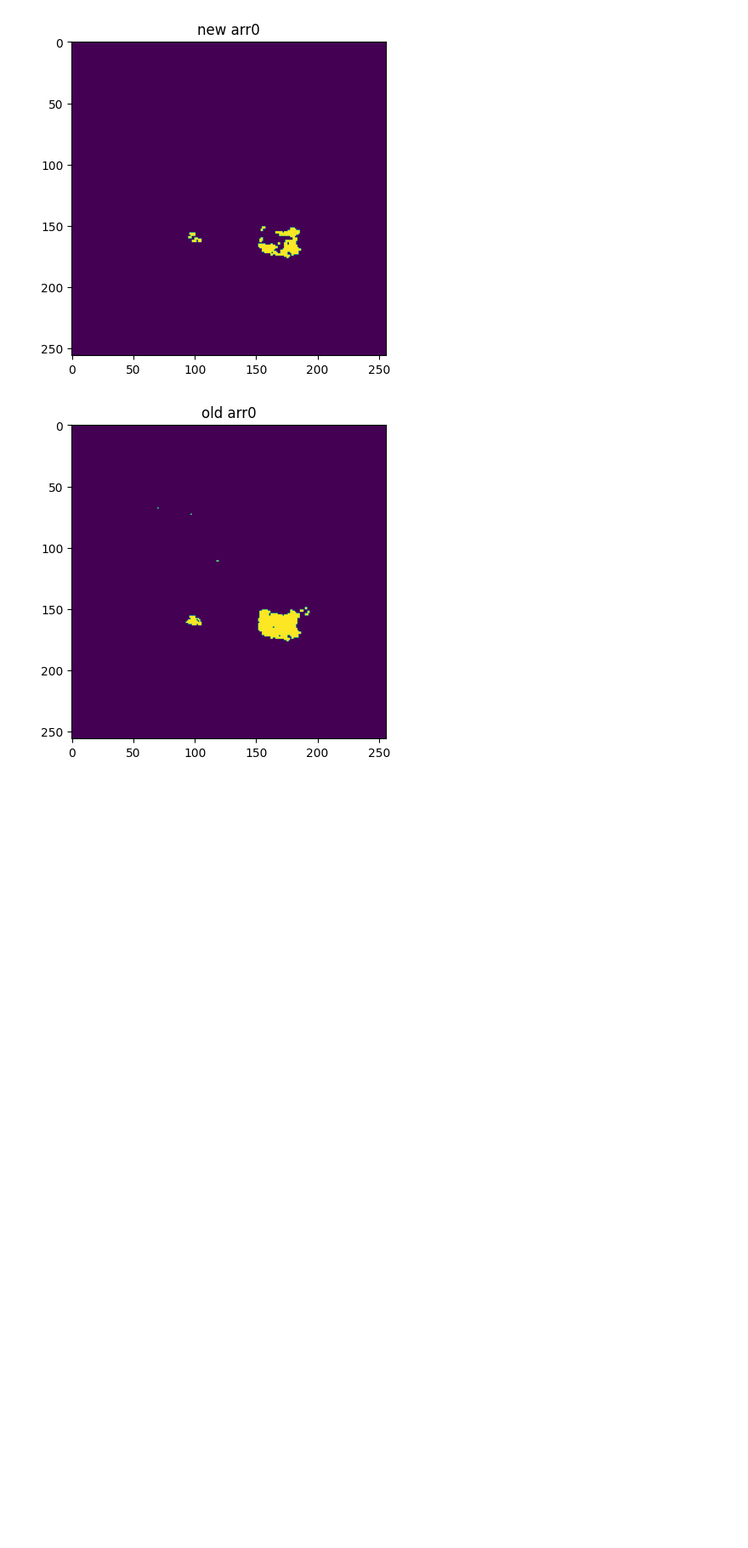
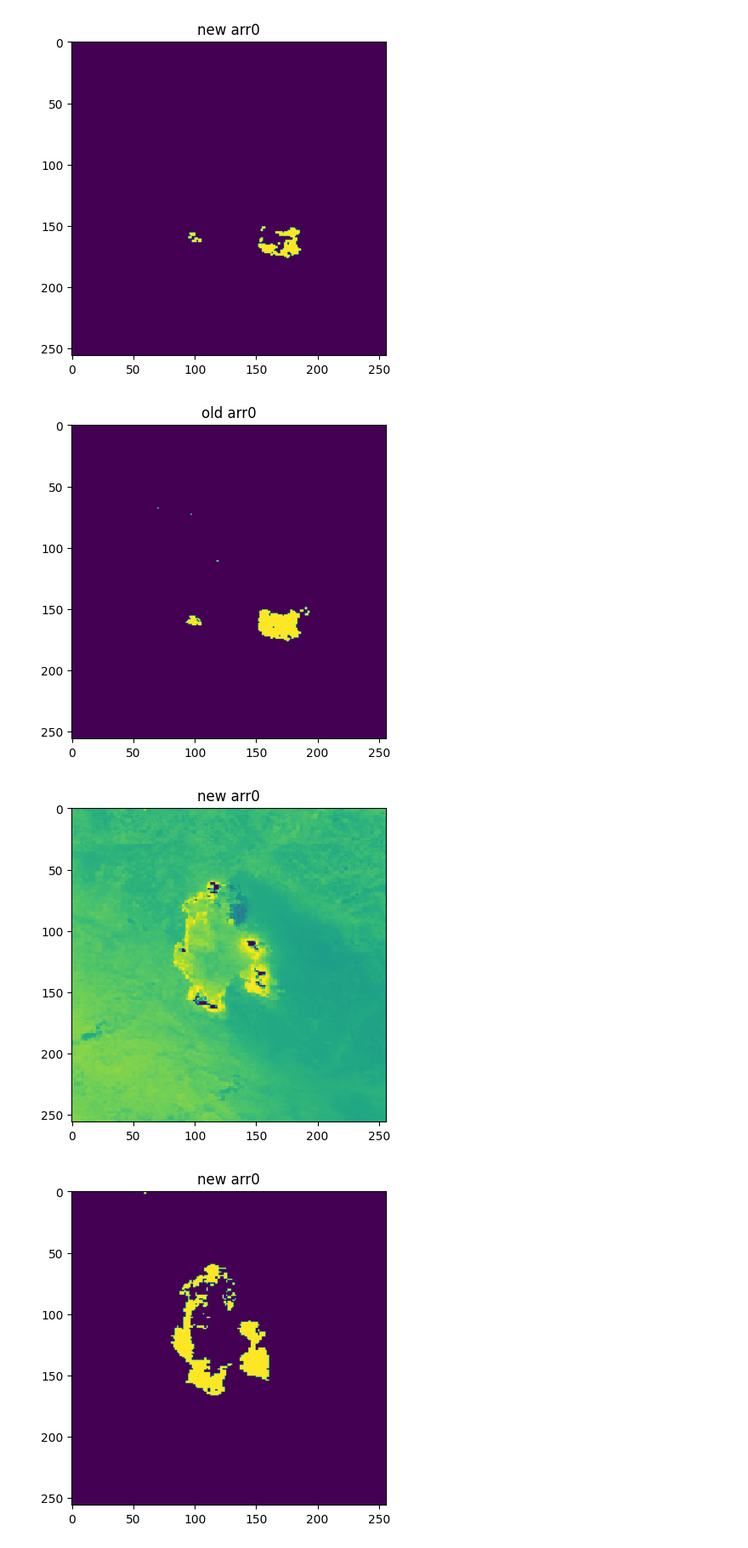
Before and after one commit to zhaoyutim/TS-SatFire, a Jupyter notebook: satimg_dataset_processor/test.ipynb, the cells around one changed output. Shown at 85% size. Saved outputs shown, nothing was run; the diff lists cells and outputs as text; code cells hidden in the pictures; blank space fills up the shorter version.

```diff
--- a/satimg_dataset_processor/test.ipynb
+++ b/satimg_dataset_processor/test.ipynb
@@ -41,3 +41,36 @@ plt.show()
 # %% [output]
 [figure]
 [figure]
+# %%
+from data_generator_torch import Normalize,FireDataset
+import os
+from torch.utils.data import Dataset, DataLoader
+root_path1 = '/home/z/h/zhao2/TS-SatFire/dataset/'
+mode = 'af'
+interval = 1
+ts_length = 1
+id = 'creek_fire'
+
+test_image_path1 = os.path.join(root_path1,
+                               f'dataset_test/{mode}_{id}_img_seqtoseql_{ts_length}i_{interval}.npy')
+test_label_path1 = os.path.join(root_path1,
+                               f'dataset_test/{mode}_{id}_label_seqtoseql_{ts_length}i_{interval}.npy')
+transform1 = Normalize(mean = [18.76488,27.441864,20.584806,305.99478,294.31738,14.625097,276.4207,275.16766],
+    std = [15.911591,14.879259,10.832616,21.761852,24.703484,9.878246,40.64329,40.7657])
+test_dataset1 = FireDataset(image_path=test_image_path1, label_path=test_label_path1, transform=transform1, ts_length=ts_length, n_channel=8)
+test_dataloader1 = DataLoader(test_dataset1, batch_size=4, shuffle=False)
+# %%
+import matplotlib.pyplot as plt
+channel=1
+
+arr1 =  next(iter(test_dataloader1)).get('data')
+label1 =  next(iter(test_dataloader1)).get('labels')
+plt.title(f'new arr{0}')
+plt.imshow(arr1[0,3,:,:])
+plt.show()
+plt.title(f'new arr{0}')
+plt.imshow(label1[0,channel,:,:])
+plt.show()
+# %% [output]
+[figure, added]
+[figure, added]
```
Also changed, not shown: parts of 1 cell of this notebook, 23 other files.
